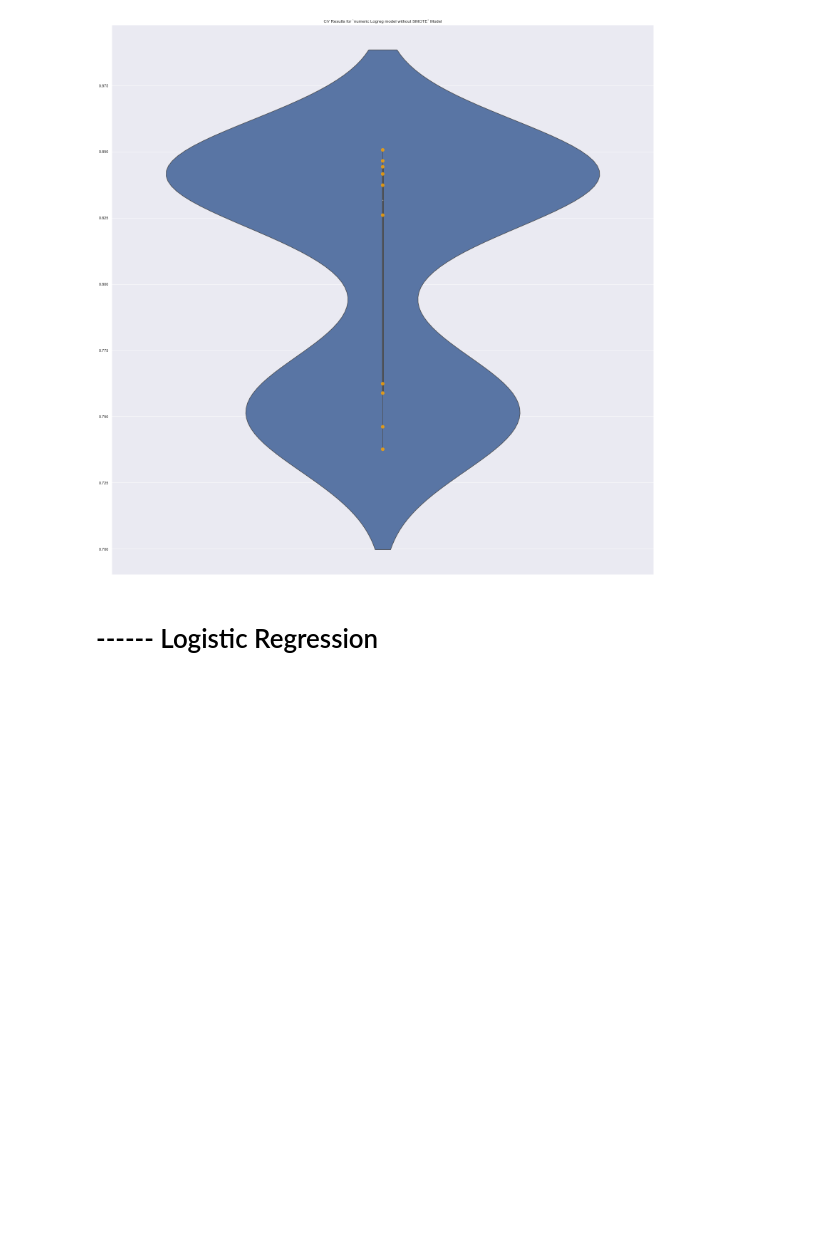
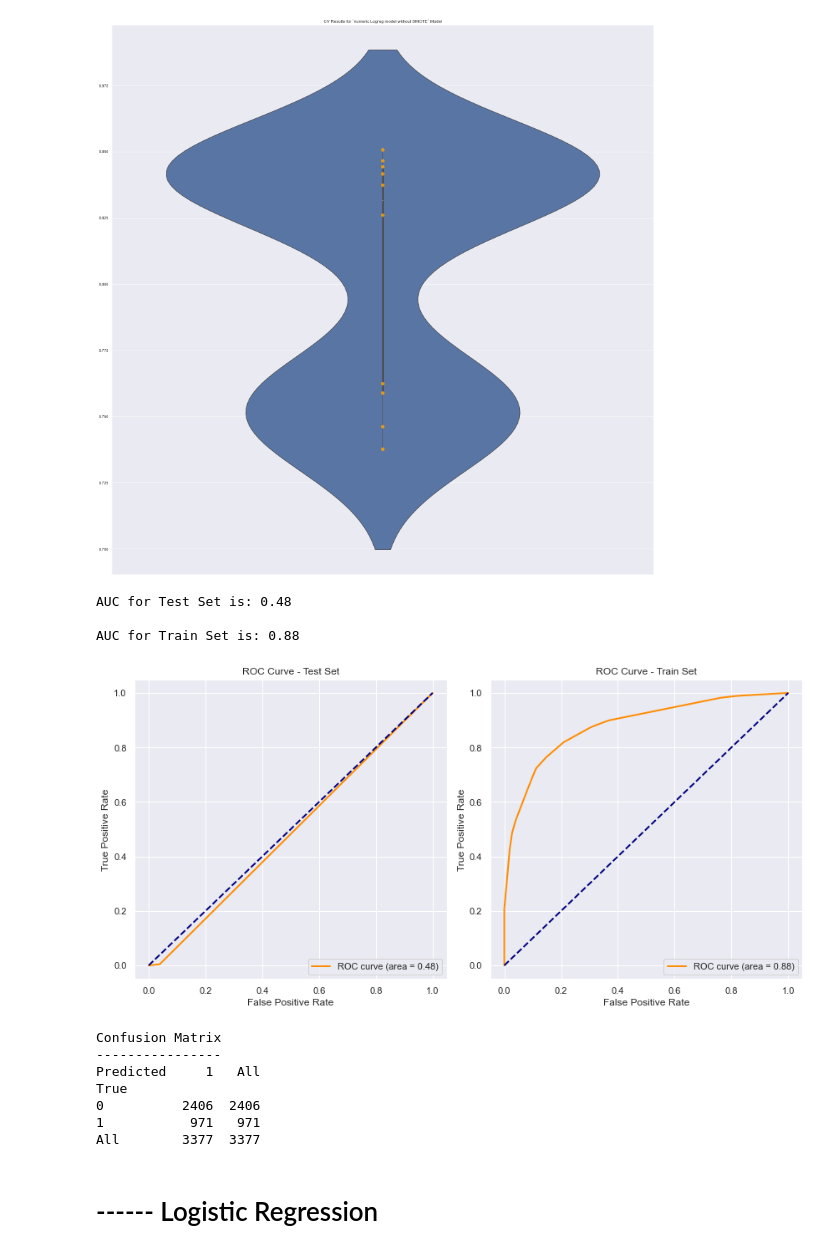
Before and after one commit to K-Pegg/Vaccines-Project, a Jupyter notebook: Notebooks/Juvenson-working-notebook.ipynb, the cells around one changed output. Cells and saved outputs as stored; diff of their text form; code cells hidden in the pictures; blank space fills up the shorter version.

```diff
--- a/Notebooks/Juvenson-working-notebook.ipynb
+++ b/Notebooks/Juvenson-working-notebook.ipynb
@@ -807,6 +883,20 @@ ax = rf_clf_sm_model_results.plot_cv(ax)
 plt.tight_layout();
 # %% [output]
 [figure]
+# %%
+evaluate_model_performance(rf_clf_sm, X_tr_smote, y_tr_smote, X_te_samp, y_te_samp)
+# %% [output]
+AUC for Test Set is: 0.48
+
+AUC for Train Set is: 0.88
+[figure, added]
+Confusion Matrix
+----------------
+Predicted     1   All
+True
+0          2406  2406
+1           971   971
+All        3377  3377
 # %% [markdown]
 # ------ Logistic Regression
 # %%
```
Also changed, not shown: parts of 13 cells of this notebook.
